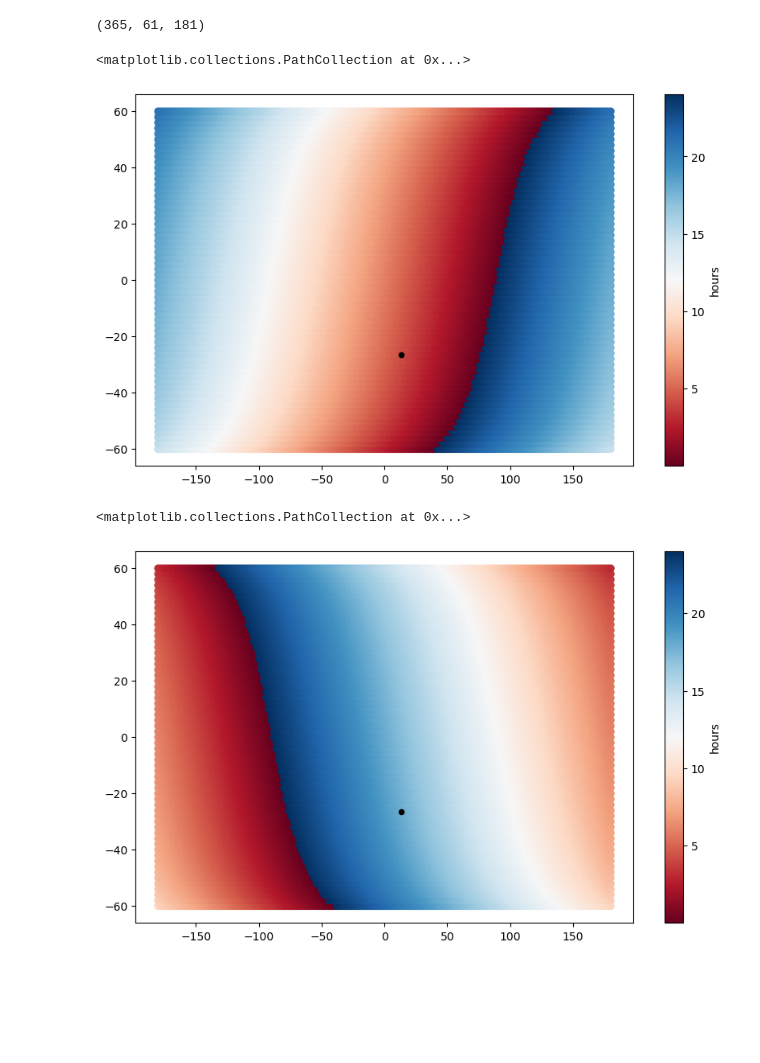
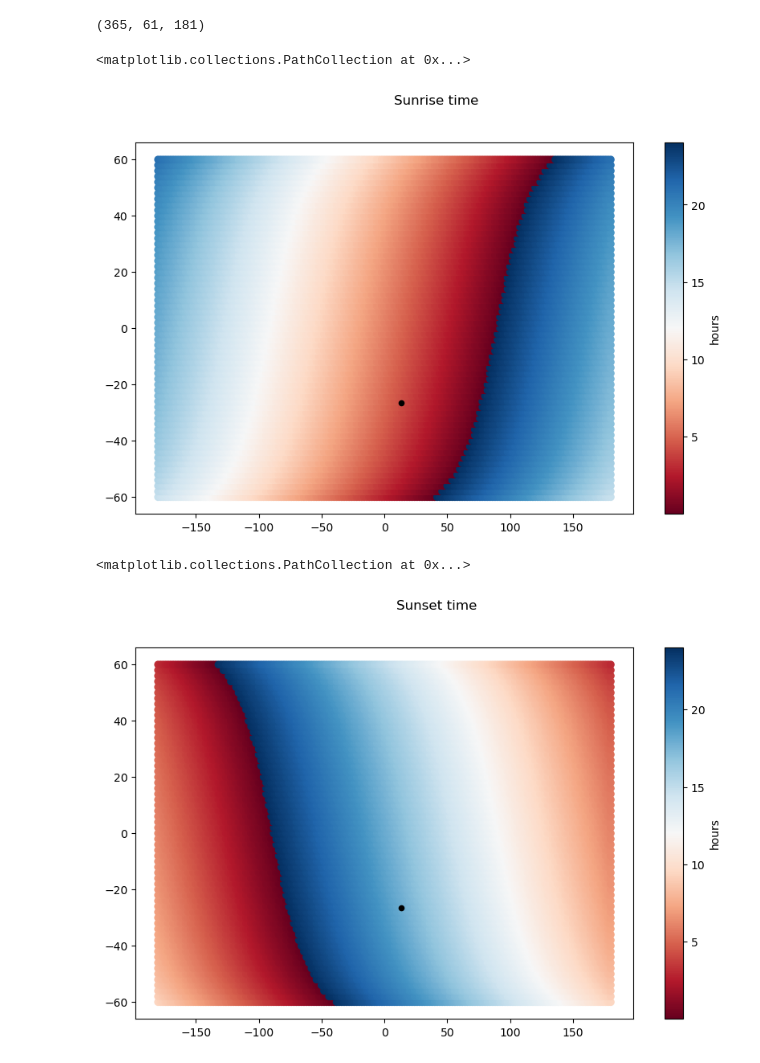
Before and after one commit to OceanParcels/atlanteco_plankton_plastic_nutrients_dispersion, a Jupyter notebook: src/processing/sunrise_sunset.ipynb, the cells around one changed output. Drawn from its saved outputs; the diff is of its cells as text; code cells hidden in the pictures; blank space fills up the shorter version.

Commit message:
sunrise/sunset and dawn/dusk comparison

```diff
--- a/src/processing/sunrise_sunset.ipynb
+++ b/src/processing/sunrise_sunset.ipynb
@@ -58,31 +56,34 @@ sunrise_nc['sunrise'][::].shape
 # %% [output]
 (365, 61, 181)
 # %%
-import matplotlib.pyplot as plt
 x,y=np.meshgrid(lons,lats)
 
 day=1
 fig=plt.figure(figsize=(10,6))
+fig.suptitle('Sunrise time')
+
 ax=plt.axes()
 s=ax.scatter(x,y,c=sunrise_nc['sunrise'][day, :,:], cmap='RdBu', label="time")
 cbar=plt.colorbar(s, ax=ax,label='hours')
 ax.scatter(13.5,-26.5, s=20,c='k' )
 
 # plt.colorbar(im, ax=ax, label='hours')
 # %% [output]
 <matplotlib.collections.PathCollection at 0x...>
-[figure, old version]
+[figure, new version]
 # %%
 sunset_nc = nc.Dataset(project_data_path + 'SunsetTime_2x2_1d_2015.nc','r')
 
 fig=plt.figure(figsize=(10,6))
+fig.suptitle('Sunset time')
+
 ax=plt.axes()
 s=ax.scatter(x,y,c=sunset_nc['sunset'][day, :,:], cmap='RdBu', label="time")
 cbar=plt.colorbar(s, ax=ax,label='hours')
 ax.scatter(13.5,-26.5, s=20,c='k' )
 # %% [output]
 <matplotlib.collections.PathCollection at 0x...>
-[figure, old version]
+[figure, new version]
 # %%
 temp_lat=-14
 temp_lon=16
```
Also changed, not shown: parts of 12 cells of this notebook.
